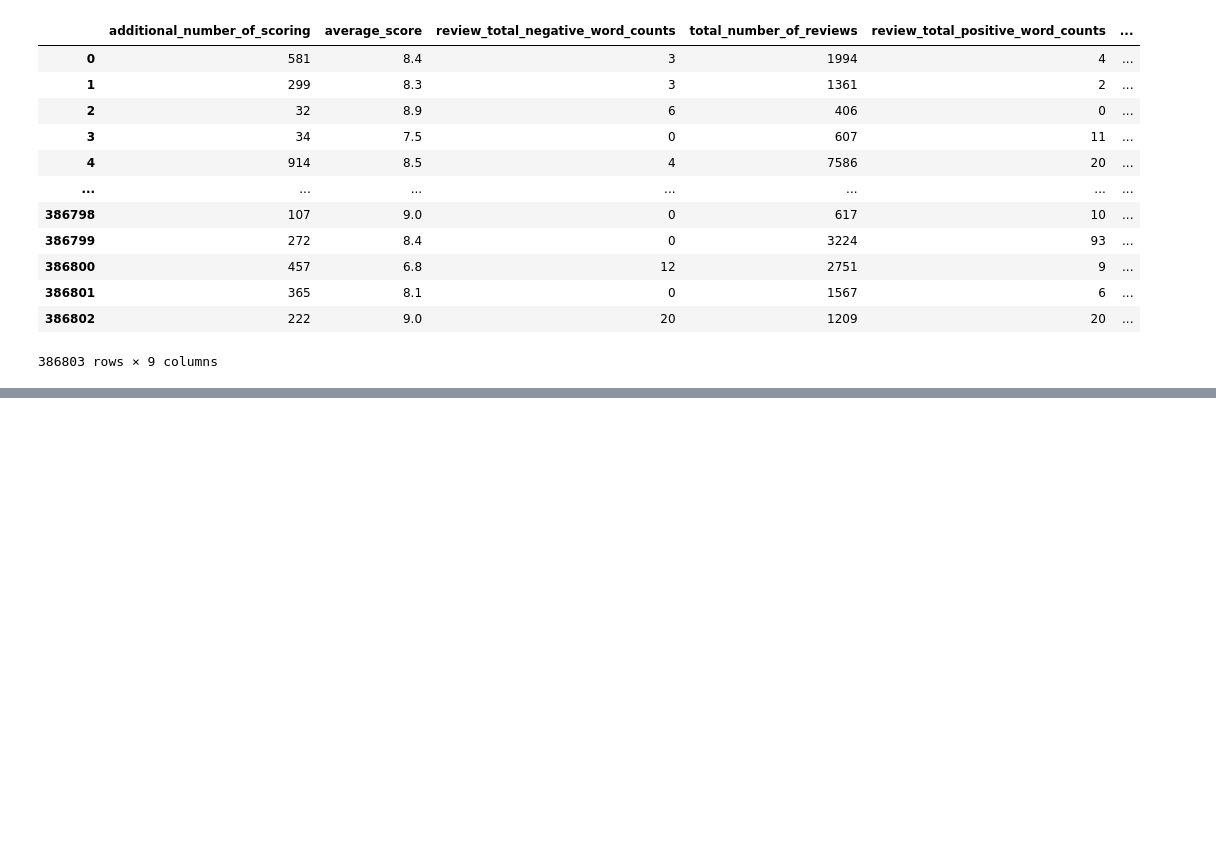
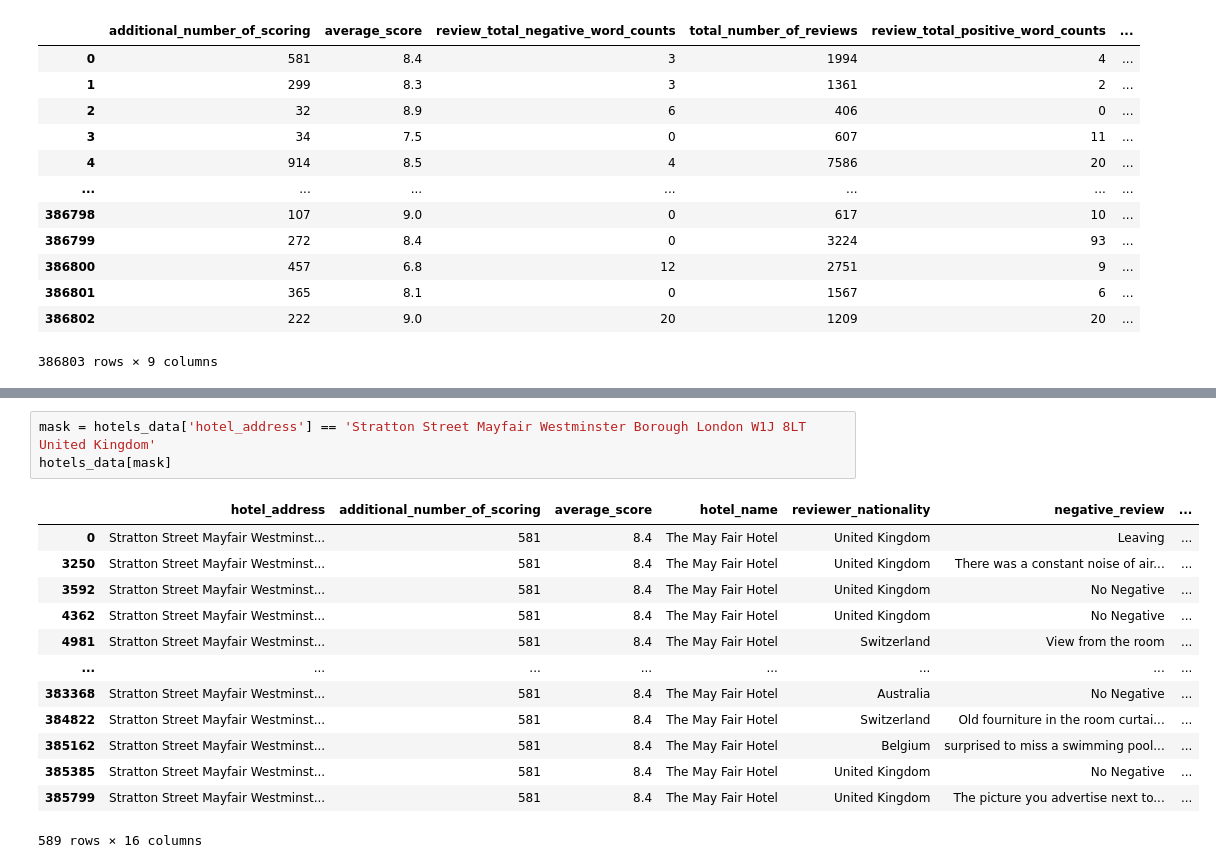
Before and after one commit to YarikKa2/EDA_Feature_Engineering__StudyProject_3, a Jupyter notebook: code/EDA_FeatureEng.ipynb, the cells around one changed output, grey strips where cells are left out. Cells and saved outputs as stored; diff of their text form; blank space fills up the shorter version.

```diff
--- a/code/EDA_FeatureEng.ipynb
+++ b/code/EDA_FeatureEng.ipynb
@@ -613,0 +743,17 @@ NumDataHotel
+# %%
+mask = hotels_data['hotel_address'] == 'Stratton Street Mayfair Westminster Borough London W1J 8LT United Kingdom'
+hotels_data[mask]
+# %% [output]
+|  | hotel_address | additional_number_of_scoring | average_score | hotel_name | reviewer_nationality | negative_review | ... |
+| 0 | Stratton Street Mayfair Westminst... | 581 | 8.4 | The May Fair Hotel | United Kingdom | Leaving | ... |
+| 3250 | Stratton Street Mayfair Westminst... | 581 | 8.4 | The May Fair Hotel | United Kingdom | There was a constant noise of air... | ... |
+| 3592 | Stratton Street Mayfair Westminst... | 581 | 8.4 | The May Fair Hotel | United Kingdom | No Negative | ... |
+| 4362 | Stratton Street Mayfair Westminst... | 581 | 8.4 | The May Fair Hotel | United Kingdom | No Negative | ... |
+| 4981 | Stratton Street Mayfair Westminst... | 581 | 8.4 | The May Fair Hotel | Switzerland | View from the room | ... |
+| ... | ... | ... | ... | ... | ... | ... | ... |
+| 383368 | Stratton Street Mayfair Westminst... | 581 | 8.4 | The May Fair Hotel | Australia | No Negative | ... |
+| 384822 | Stratton Street Mayfair Westminst... | 581 | 8.4 | The May Fair Hotel | Switzerland | Old fourniture in the room curtai... | ... |
+| 385162 | Stratton Street Mayfair Westminst... | 581 | 8.4 | The May Fair Hotel | Belgium | surprised to miss a swimming pool... | ... |
+| 385385 | Stratton Street Mayfair Westminst... | 581 | 8.4 | The May Fair Hotel | United Kingdom | No Negative | ... |
+| 385799 | Stratton Street Mayfair Westminst... | 581 | 8.4 | The May Fair Hotel | United Kingdom | The picture you advertise next to... | ... |
+589 rows × 16 columns
```
Also changed, not shown: parts of 5 cells of this notebook.
